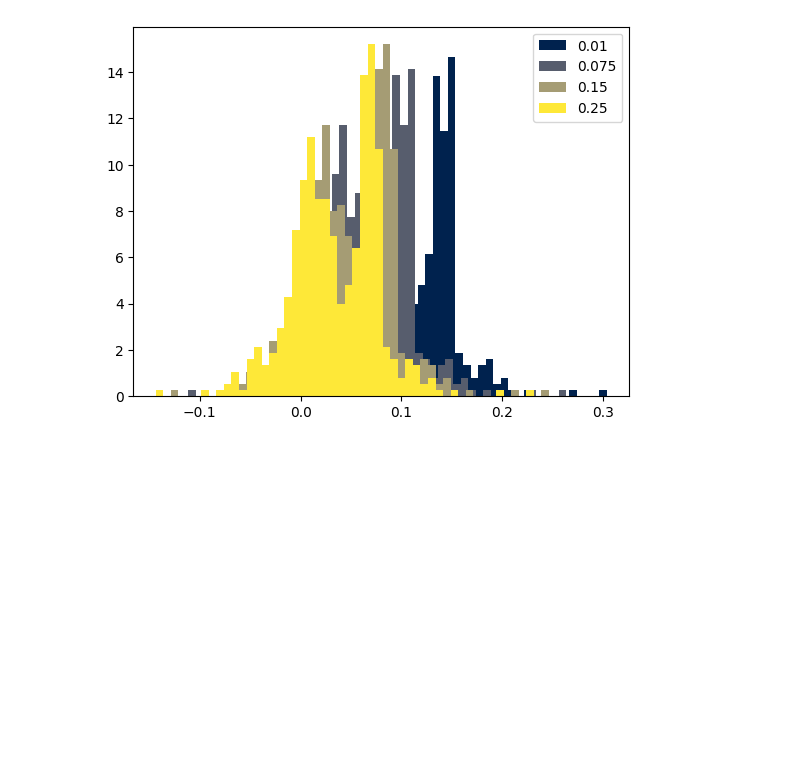
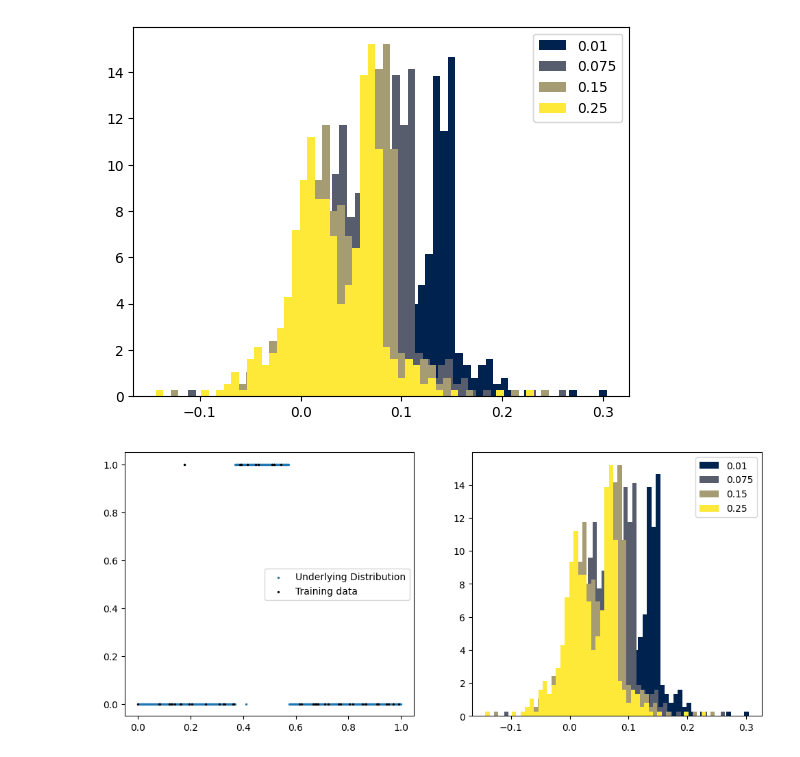
Before and after one commit to ThomasWalker1/Generalization-of-Neural-Networks, a Jupyter notebook: Generalization in Deep Learning/Research Question/experiment_simple.ipynb, the cells around one changed output. Saved outputs shown, nothing was run; the diff lists cells and outputs as text; code cells hidden in the pictures; blank space fills up the shorter version.

```diff
--- a/Generalization in Deep Learning/Research Question/experiment_simple.ipynb
+++ b/Generalization in Deep Learning/Research Question/experiment_simple.ipynb
@@ -186,3 +186,24 @@ plt.legend()
 plt.savefig('plots/Bound_Distributions.png')
 # %% [output]
 [figure]
+# %%
+fig, axs = plt.subplots(1,2, figsize=(12,5))
+
+axs[0].scatter(X,Y,s=2,label='Underlying Distribution')
+axs[0].scatter(X_TRAIN,Y_TRAIN,c='black',s=2,label='Training data')
+axs[0].legend()
+
+colors = plt.cm.cividis(np.linspace(0, 1, N_DELTA))
+
+for m in range(2):
+    for n in range(5):
+        if (5*m+n)%3==0:
+            ts_errs=np.array(test_errors)
+            bs=np.array(trial_bounds[5*m+n])
+            tightness=bs-ts_errs
+            axs[1].hist(tightness,bins=50,density=True,label=round(DELTAS[5*m+n],3),color=colors[5*m+n])
+axs[1].legend()
+
+plt.savefig('plots/Data_Bounds_Distribution.png')
+# %% [output]
+[figure, added]
```
Also changed, not shown: parts of 1 cell of this notebook, 2 other files.
